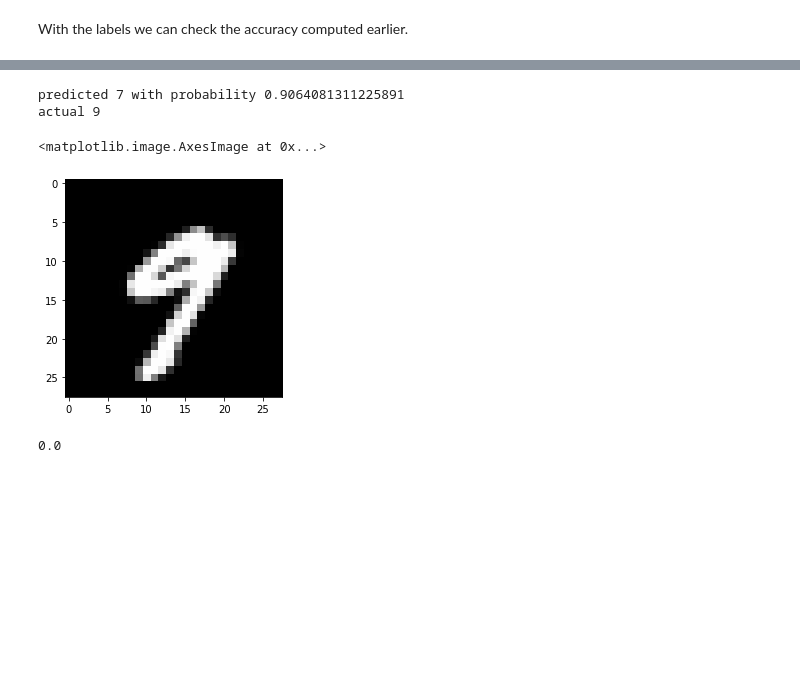
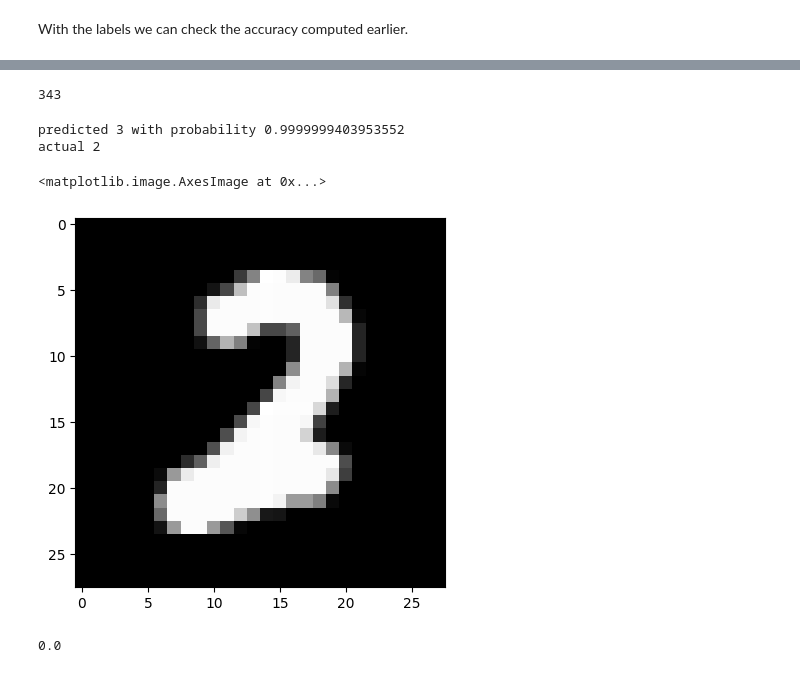
Before and after one commit to katrienantonio/hands-on-machine-learning-Python-module-3, a Jupyter notebook: notebooks/Hands_on_ML_with_Python_with_YourTurns_Module_3.ipynb, the cells around one changed output, grey strips where cells are left out. Cells and saved outputs as stored; diff of their text form; code cells hidden in the pictures; blank space fills up the shorter version.

```diff
--- a/notebooks/Hands_on_ML_with_Python_with_YourTurns_Module_3.ipynb
+++ b/notebooks/Hands_on_ML_with_Python_with_YourTurns_Module_3.ipynb
@@ -414,15 +461,19 @@ np.mean(labels == y_test)
 # %%
 misclassified = np.where(labels != y_test)[0]
+# %%
+len(misclassified)
+# %% [output]
+343
 # %%
-index = misclassified[0]
+index = misclassified[1]
 print(f"predicted {labels[index]} with probability {prediction[index, labels[index]]}")
 print(f"actual {y_test[index]}")
 plt.imshow(x_test[index,:,:], cmap='gray')
 # %% [output]
-predicted 7 with probability 0.9064081311225891
-actual 9
+predicted 3 with probability 0.9999999403953552
+actual 2
 <matplotlib.image.AxesImage at 0x...>
-[figure, old version]
+[figure, new version]
 # %%
 prob_correct = np.array([prediction[row, correct] for row, correct in enumerate(y_test)])
 lowest_score = np.where(prob_correct.argsort().argsort() < 5)[0]
```
Also changed, not shown: parts of 32 cells of this notebook, 1 other file.
